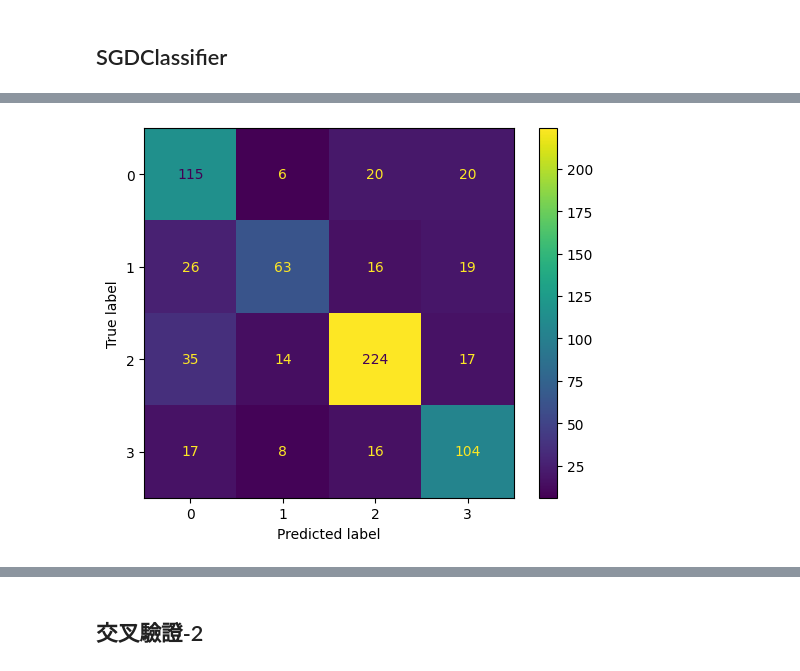
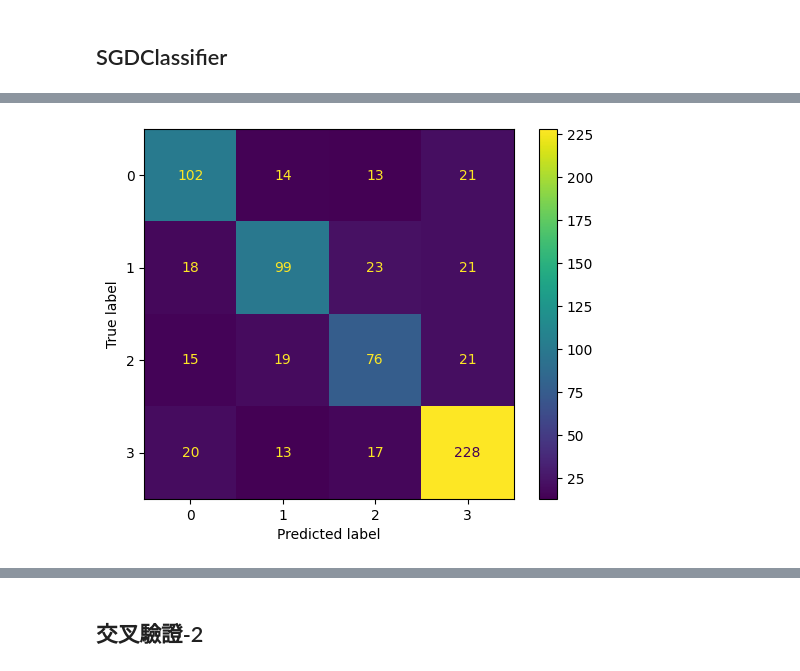
Before and after one commit to Jan-dai/ML, a Jupyter notebook: Mental_Health_Problem/MLearn.ipynb, the cells around one changed output, grey strips where cells are left out. Drawn from its saved outputs; the diff is of its cells as text; code cells hidden in the pictures.

```diff
--- a/Mental_Health_Problem/MLearn.ipynb
+++ b/Mental_Health_Problem/MLearn.ipynb
@@ -329,22 +469,35 @@ SGDClassifier
 ---
 # %%
 from sklearn.linear_model import SGDClassifier
-
-sgd_param_grid = {
+grid_elasticnet = {
     'penalty': ['elasticnet'],
-    'alpha': [1e-4, 5e-4, 1e-3],
+    'alpha': [1e-5, 1e-4, 1e-3],
     'l1_ratio': [0.7, 0.9, 1.0],
-    'class_weight': ['balanced'],
-    'max_iter': [1000],
-    'epsilon': [0.1],
-    'tol' : [1e-3, 1e-2]
+    'epsilon': [0.1, 0.3, 0.5],
+    'tol': [1e-3, 1e-2]
 }
 
+grid_others = {
+    'penalty': ['l1', 'l2'],
+    'alpha': [1e-5, 1e-4, 1e-3 , 1e-2 , 0.1],
+    'epsilon': [0.1, 0.3, 0.5],
+    'tol': [1e-3, 1e-2]
+}
 
-sgd_model = SGDClassifier(random_state=42)
-grid_sgd = GridSearchCV(sgd_model, sgd_param_grid, cv=5, scoring='accuracy', n_jobs=-1)
-grid_sgd.fit(X_train_vectorized, y_train)
+# 分別跑兩次 GridSearch，再比較最佳參數
 
-print(grid_sgd.best_score_)
-print(grid_sgd.best_params_)
+
+sgd_model = SGDClassifier(class_weight="balanced", max_iter=1000 , random_state=42 )
+grid_sgd_elasticnet = GridSearchCV(
+    sgd_model,
+    grid_elasticnet,
+    cv=5,
+    scoring='f1_weighted' ,
+    verbose=1 ,
+    n_jobs=-1
+)
+grid_sgd_elasticnet.fit(X_train_vectorized, y_train)
+
+print(grid_sgd_elasticnet.best_score_)
+print(grid_sgd_elasticnet.best_params_)
 # %% [output]
@@ -366,5 +561,5 @@ weighted avg       0.71      0.70      0.70       720
 # %%
-ConfusionMatrixDisplay.from_estimator(grid_sgd.best_estimator_, X_test_vectorized, y_test)
+ConfusionMatrixDisplay.from_estimator(grid_sgd_elasticnet.best_estimator_, X_test_vectorized, y_test)
 plt.show()
 # %% [output]
-[figure, old version]
+[figure, new version]
```
Also changed, not shown: parts of 57 cells of this notebook, 13 other files.
